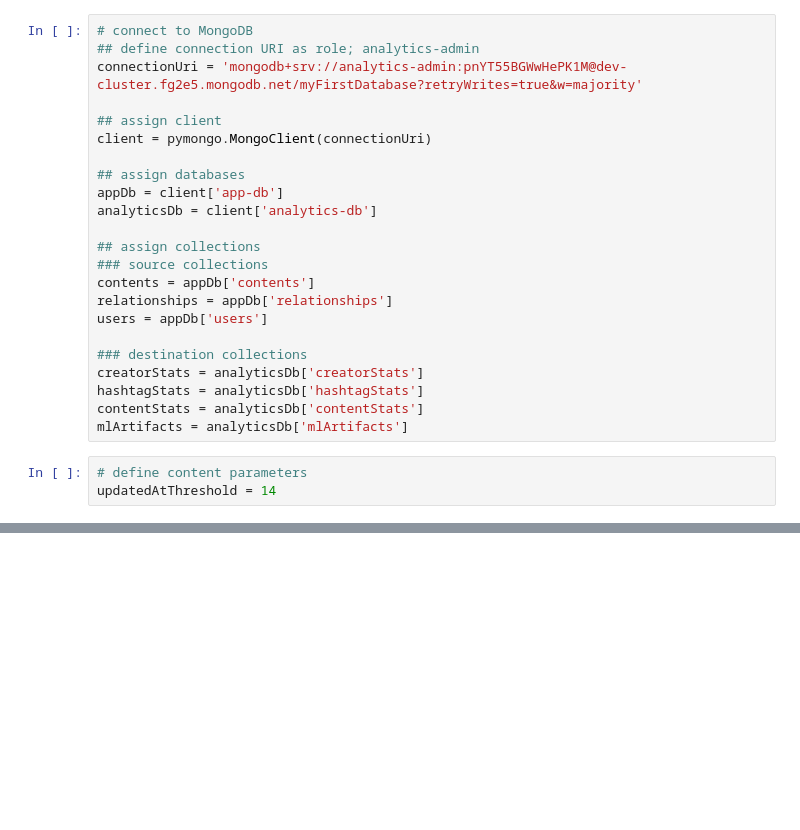
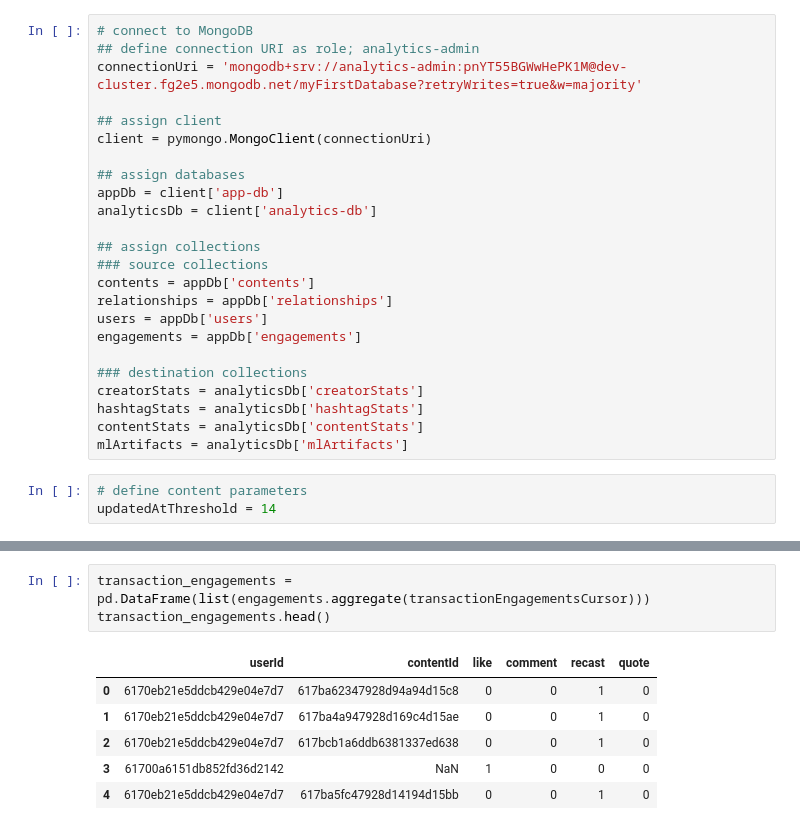
Before and after one commit to castcle/castcle-trigger, a Jupyter notebook: notebooks/notebook_model_training.ipynb, the cells around one changed output, grey strips where cells are left out. Drawn from its saved outputs; the diff is of its cells as text; blank space fills up the shorter version.

```diff
--- a/notebooks/notebook_model_training.ipynb
+++ b/notebooks/notebook_model_training.ipynb
@@ -40,6 +40,7 @@ analyticsDb = client['analytics-db']
 contents = appDb['contents']
 relationships = appDb['relationships']
 users = appDb['users']
+engagements = appDb['engagements']
 
 ### destination collections
 creatorStats = analyticsDb['creatorStats']
@@ -126,0 +237,10 @@ content_features.head()
+# %%
+transaction_engagements = pd.DataFrame(list(engagements.aggregate(transactionEngagementsCursor)))
+transaction_engagements.head()
+# %% [output]
+|  | userId | contentId | like | comment | recast | quote |
+| 0 | 6170eb21e5ddcb429e04e7d7 | 617ba62347928d94a94d15c8 | 0 | 0 | 1 | 0 |
+| 1 | 6170eb21e5ddcb429e04e7d7 | 617ba4a947928d169c4d15ae | 0 | 0 | 1 | 0 |
+| 2 | 6170eb21e5ddcb429e04e7d7 | 617bcb1a6ddb6381337ed638 | 0 | 0 | 1 | 0 |
+| 3 | 61700a6151db852fd36d2142 | NaN | 1 | 0 | 0 | 0 |
+| 4 | 6170eb21e5ddcb429e04e7d7 | 617ba5fc47928d14194d15bb | 0 | 0 | 1 | 0 |
```
Also changed, not shown: parts of 18 cells of this notebook, 2 other files.
